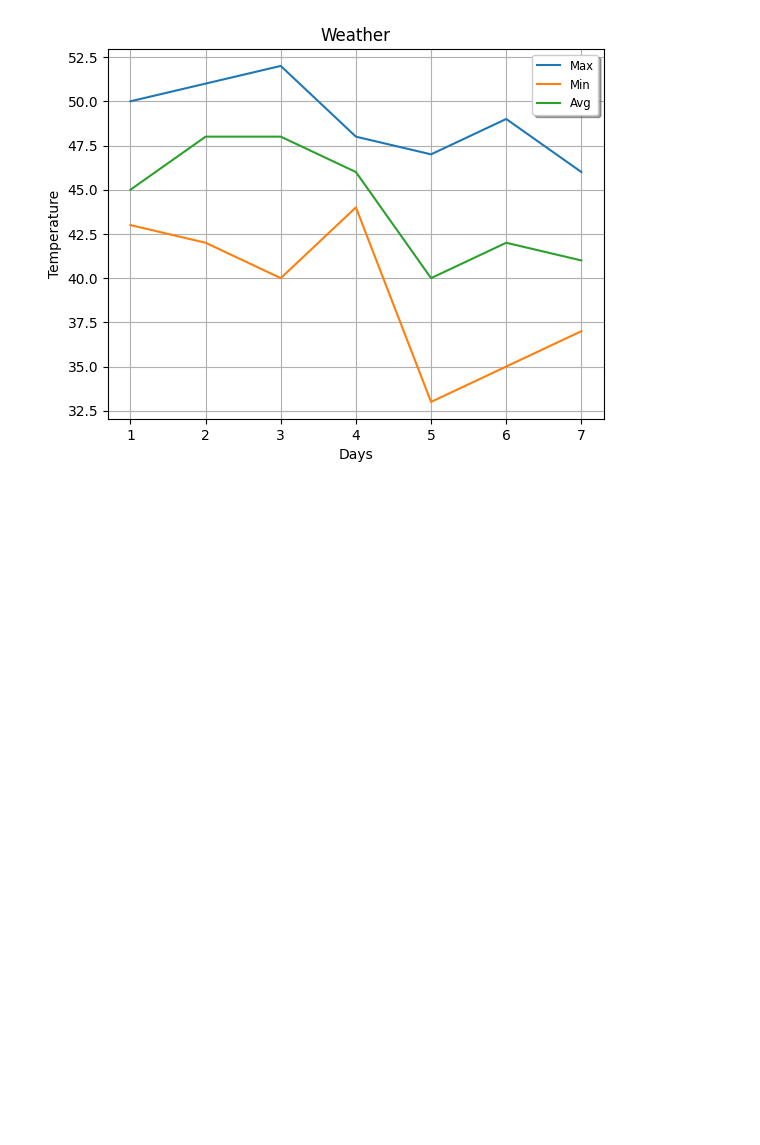
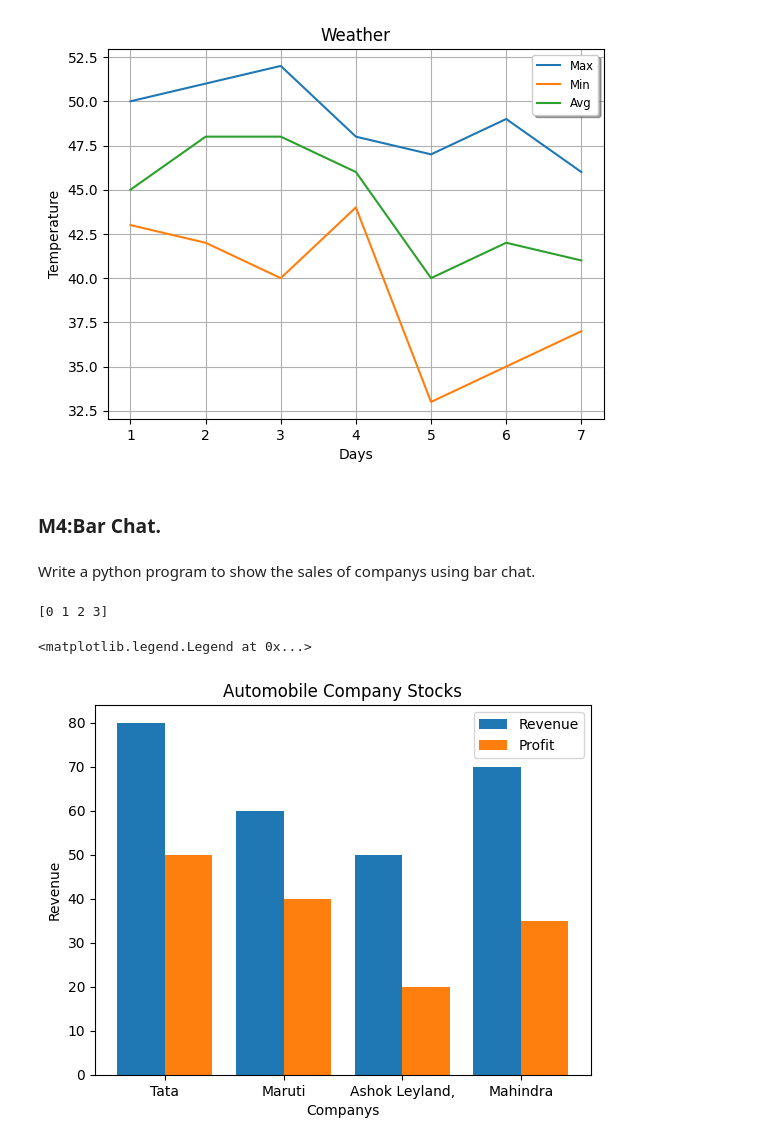
Before and after one commit to arunkumar2831/Python-Programs, a Jupyter notebook: Matplotlib_programs.ipynb, the cells around one changed output. Cells and saved outputs as stored; diff of their text form; code cells hidden in the pictures; blank space fills up the shorter version.

```diff
--- a/Matplotlib_programs.ipynb
+++ b/Matplotlib_programs.ipynb
@@ -60,3 +60,30 @@ plt.legend(loc="best", shadow="True", fontsize="small") # fontsize options are l
 plt.grid()
 # %% [output]
 [figure]
+# %% [markdown]
+### M4:Bar Chat.
+# %% [markdown]
+Write a python program to show the sales of companys using bar chat.
+# %%
+import matplotlib.pyplot as plt
+import numpy as np
+company=['Tata','Maruti', 'Ashok Leyland,','Mahindra']
+revenue=[80,60,50,70]
+profit=[50,40,20,35]
+#------------------
+xpos=np.arange(len(company))
+print(xpos)
+#plt.bar(ypos,revenue)
+plt.xticks(xpos,company)
+#--------------------------
+
+plt.xlabel("Companys")
+plt.ylabel("Revenue")
+plt.title("Automobile Company Stocks")
+plt.bar(xpos-0.2,revenue,width=0.4,label="Revenue")
+plt.bar(xpos+0.2,profit,width=0.4,label="Profit")
+plt.legend()
+# %% [output]
+[0 1 2 3]
+<matplotlib.legend.Legend at 0x...>
+[figure, added]
```
